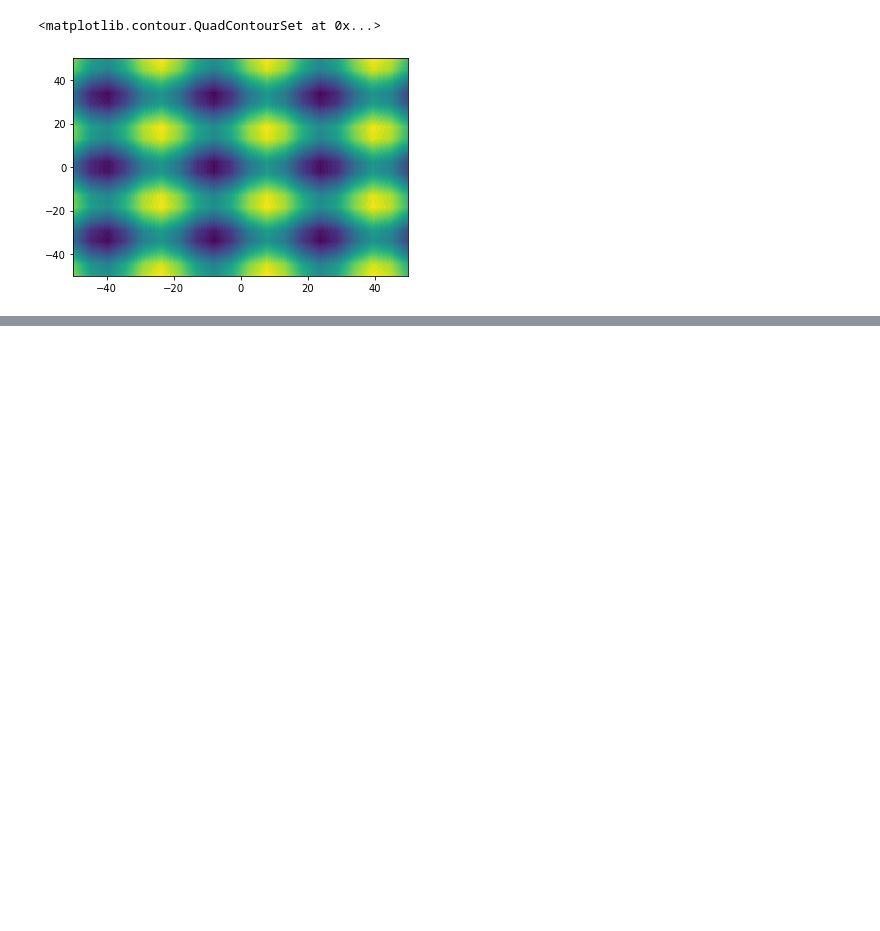
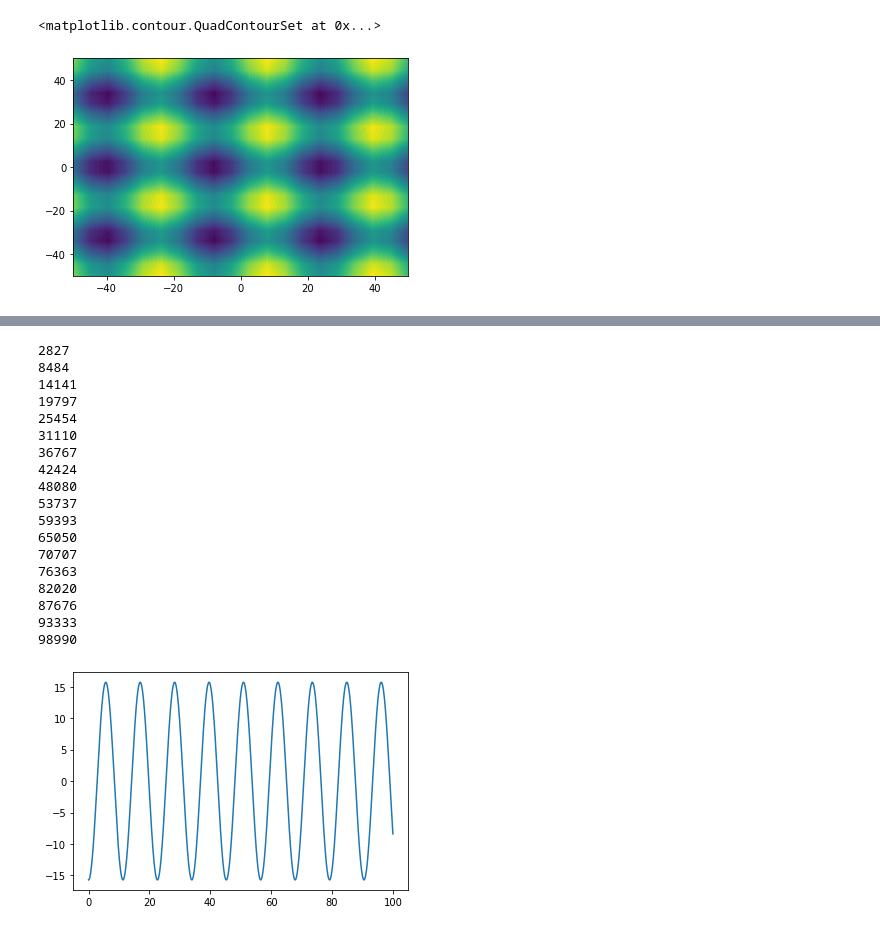
Before and after one commit to ahibis/graphics, a Jupyter notebook: graph.ipynb, the cells around one changed output, grey strips where cells are left out. Drawn from its saved outputs; the diff is of its cells as text; code cells hidden in the pictures; blank space fills up the shorter version.

```diff
--- a/graph.ipynb
+++ b/graph.ipynb
@@ -102,0 +103,45 @@ cbar = plt.colorbar(cc)
+# %%
+dt = 0.001
+R=10
+s=-pi*R/2
+u=0
+t=0
+g=10
+Tps=[]
+Sps=[]
+while t<100:
+    a=-g*sin(s/(pi*R))
+    u+=a*dt
+    s+=u*dt
+    Tps.append(t)
+    Sps.append(s)
+    t+=dt
+Tps=array(Tps)
+#Sinps=-(pi*R/2)*cos(Tps/1.57)
+plt.plot(Tps,Sps)
+#plt.plot(Tps,Sinps)
+p=-1
+for i,e in enumerate(Sps):
+    if p*e<=0:
+        print(i);
+    p=e
+# %% [output]
+2827
+8484
+14141
+19797
+25454
+31110
+36767
+42424
+48080
+53737
+59393
+65050
+70707
+76363
+82020
+87676
+93333
+98990
+[figure, added]
```
Also changed, not shown: parts of 2 cells of this notebook, 5 other files.
